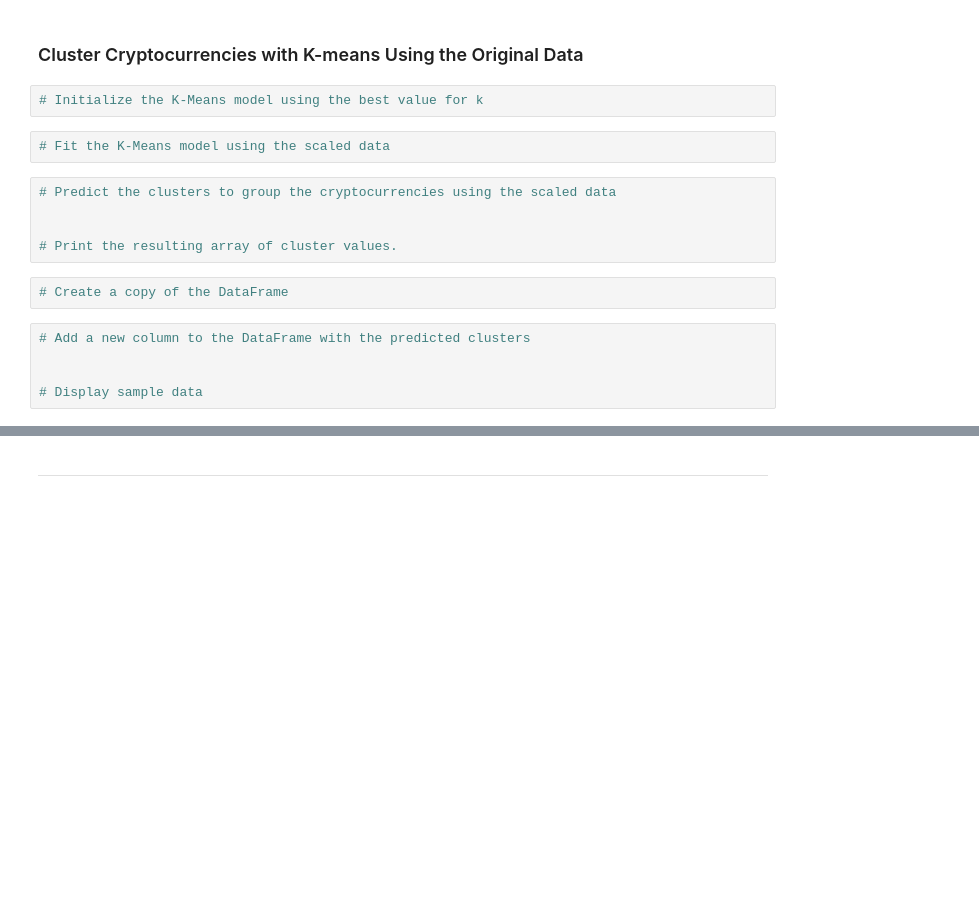
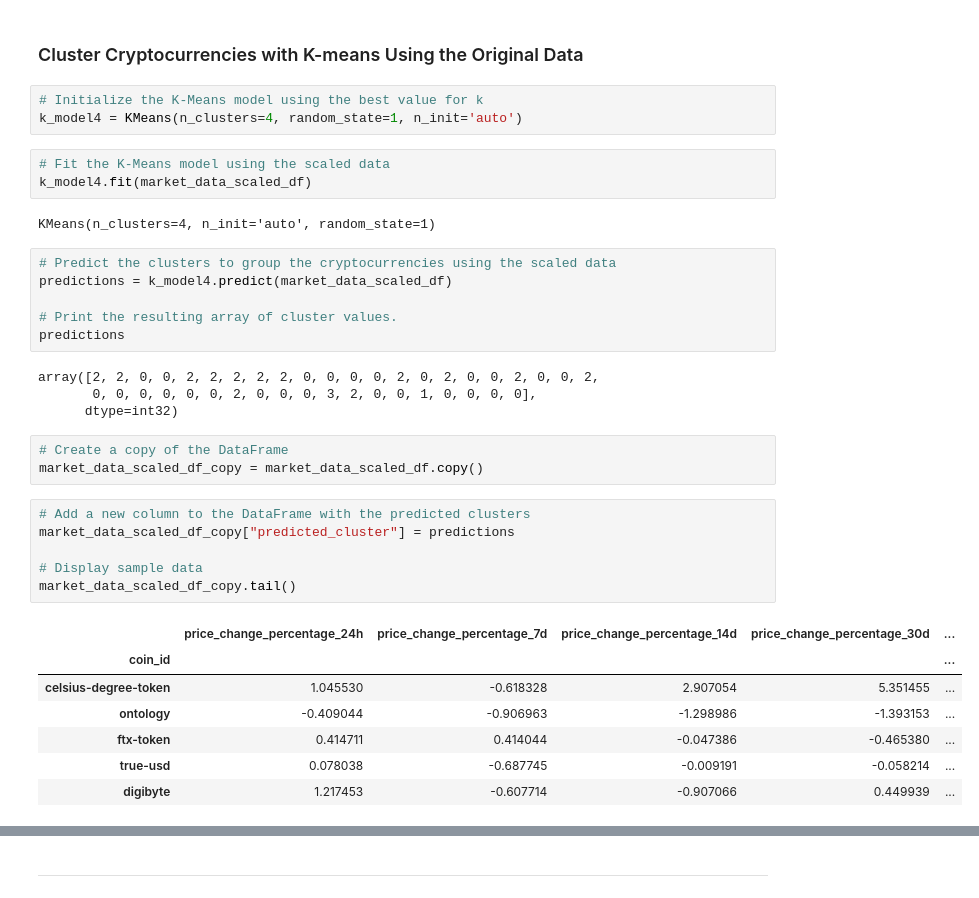
Before and after one commit to smepps1989/CryptoClustering, a Jupyter notebook: Crypto_Clustering_starter_code.ipynb, the cells around one changed output, grey strips where cells are left out. Saved outputs shown, nothing was run; the diff lists cells and outputs as text; blank space fills up the shorter version.

```diff
--- a/Crypto_Clustering_starter_code.ipynb
+++ b/Crypto_Clustering_starter_code.ipynb
@@ -108,20 +166,39 @@ for i in k:
 ### Cluster Cryptocurrencies with K-means Using the Original Data
 # %%
 # Initialize the K-Means model using the best value for k
+k_model4 = KMeans(n_clusters=4, random_state=1, n_init='auto')
 # %%
 # Fit the K-Means model using the scaled data
+k_model4.fit(market_data_scaled_df)
+# %% [output]
+KMeans(n_clusters=4, n_init='auto', random_state=1)
 # %%
 # Predict the clusters to group the cryptocurrencies using the scaled data
-
+predictions = k_model4.predict(market_data_scaled_df)
 
 # Print the resulting array of cluster values.
+predictions
+# %% [output]
+array([2, 2, 0, 0, 2, 2, 2, 2, 2, 0, 0, 0, 0, 2, 0, 2, 0, 0, 2, 0, 0, 2,
+       0, 0, 0, 0, 0, 0, 2, 0, 0, 0, 3, 2, 0, 0, 1, 0, 0, 0, 0],
+      dtype=int32)
 # %%
 # Create a copy of the DataFrame
+market_data_scaled_df_copy = market_data_scaled_df.copy()
 # %%
 # Add a new column to the DataFrame with the predicted clusters
-
+market_data_scaled_df_copy["predicted_cluster"] = predictions
 
 # Display sample data
+market_data_scaled_df_copy.tail()
+# %% [output]
+|  | price_change_percentage_24h | price_change_percentage_7d | price_change_percentage_14d | price_change_percentage_30d | ... |
+| coin_id |  |  |  |  | ... |
+| celsius-degree-token | 1.045530 | -0.618328 | 2.907054 | 5.351455 | ... |
+| ontology | -0.409044 | -0.906963 | -1.298986 | -1.393153 | ... |
+| ftx-token | 0.414711 | 0.414044 | -0.047386 | -0.465380 | ... |
+| true-usd | 0.078038 | -0.687745 | -0.009191 | -0.058214 | ... |
+| digibyte | 1.217453 | -0.607714 | -0.907066 | 0.449939 | ... |
 # %%
 # Create a scatter plot using hvPlot by setting
 # `x="price_change_percentage_24h"` and `y="price_change_percentage_7d"`.
```
Also changed, not shown: parts of 7 cells of this notebook.
